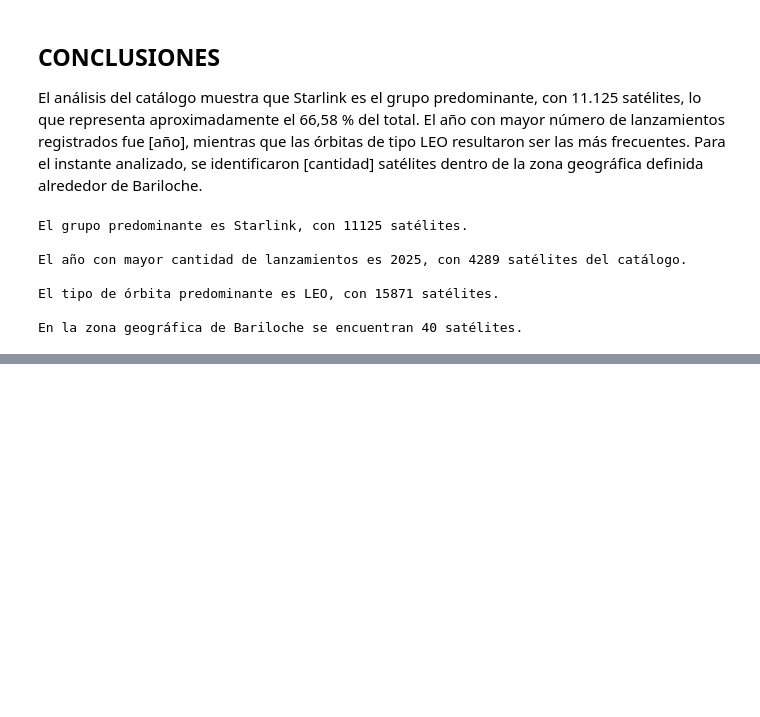
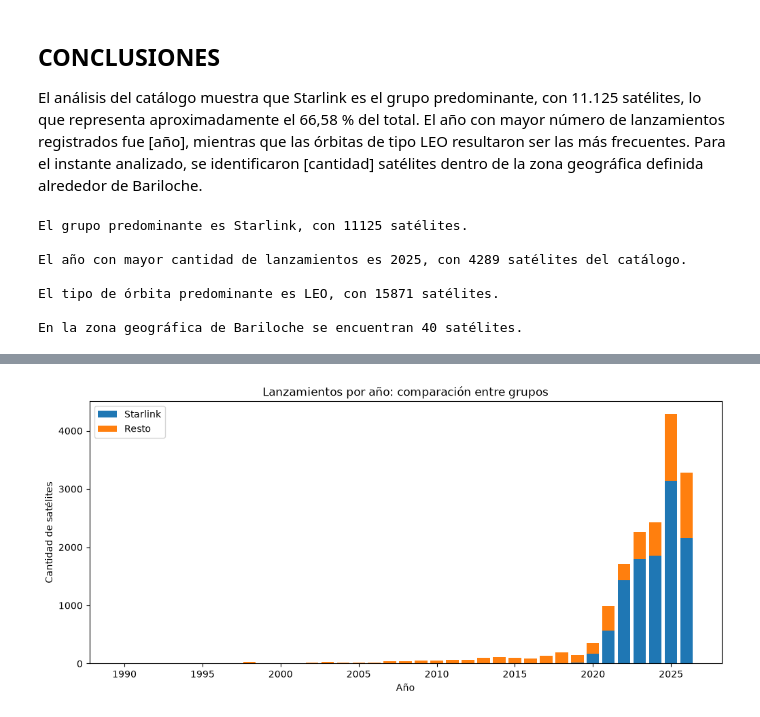
Before and after one commit to benjaminrivasss/proyesat, a Jupyter notebook: informe.ipynb, the cells around one changed output, grey strips where cells are left out. Drawn from its saved outputs; the diff is of its cells as text; code cells hidden in the pictures; blank space fills up the shorter version.

```diff
--- a/informe.ipynb
+++ b/informe.ipynb
@@ -258,0 +351,10 @@ En la zona geográfica de Bariloche se encuentran 40 satélites.
+# %%
+barras_apiladas(
+    lanzamientos_starlink,
+    lanzamientos_resto,
+    "Starlink",
+    "Resto",
+    "starlink_vs_resto.png"
+)
+# %% [output]
+[figure, added]
```
Also changed, not shown: parts of 5 cells of this notebook, 2 other files.
